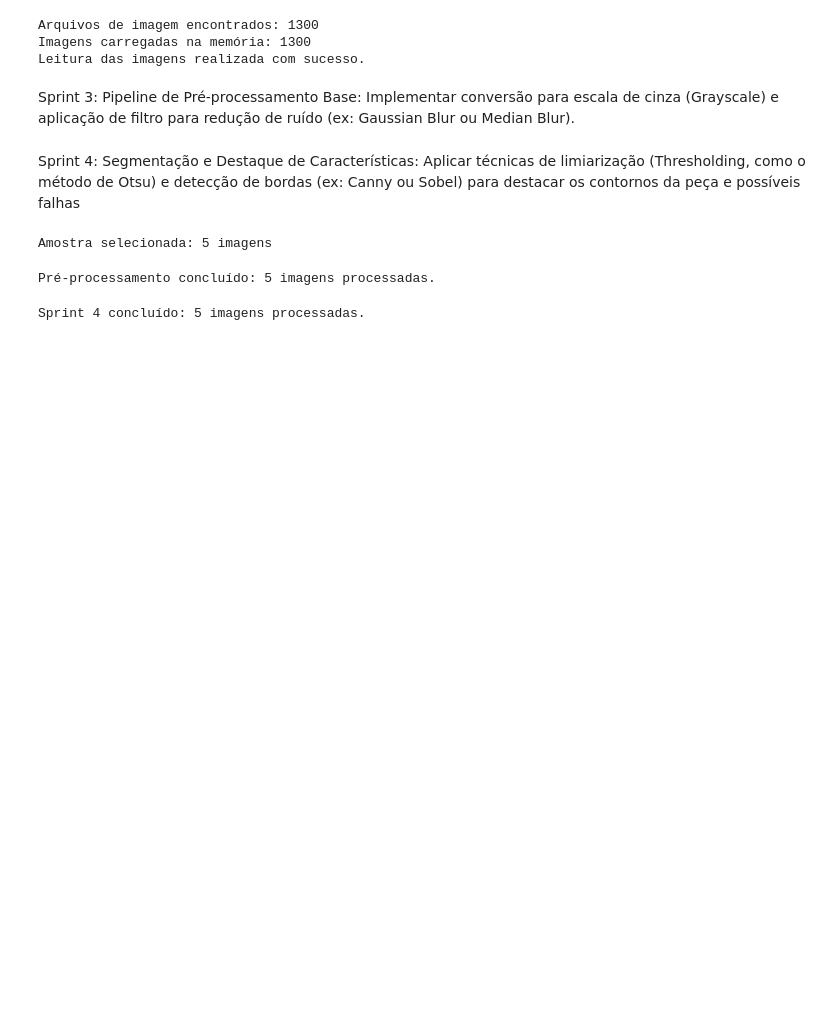
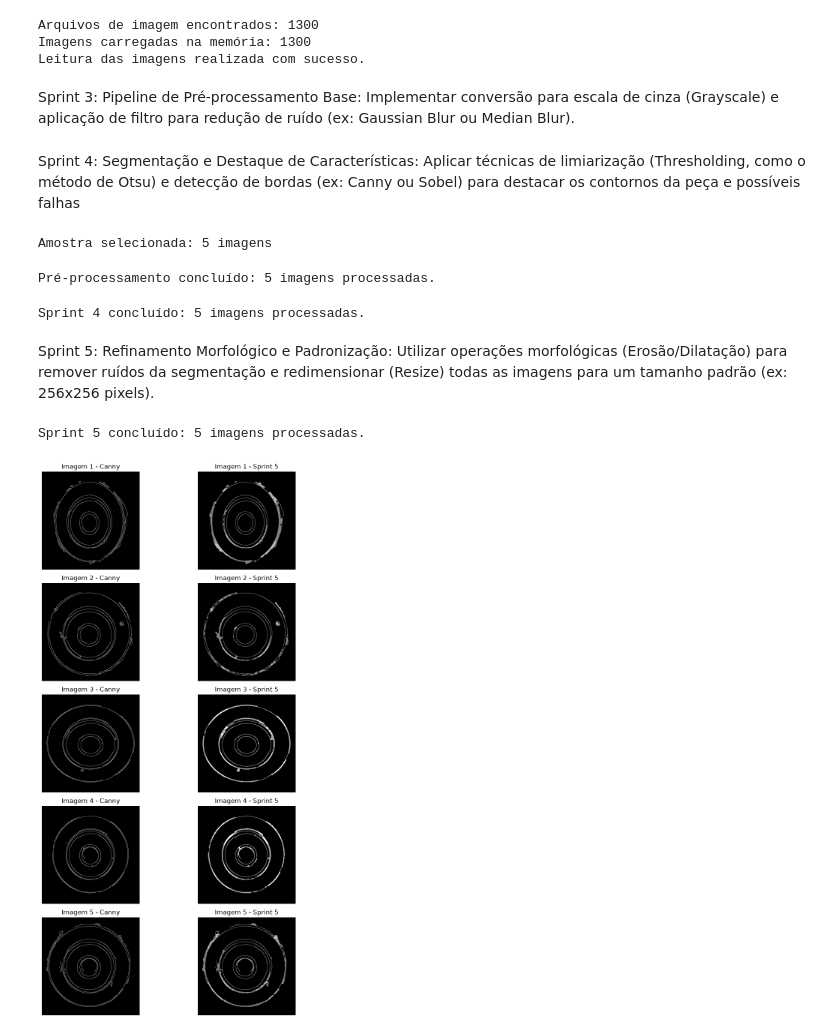
Before and after one commit to Ana-Cravo/casting_image_preprocessing, a Jupyter notebook: preproc_casting.ipynb, the cells around one changed output. Cells and saved outputs as stored; diff of their text form; code cells hidden in the pictures; blank space fills up the shorter version.

Commit message:
feat: refinamento morfologico e resize (Sprint 5)

```diff
--- a/preproc_casting.ipynb
+++ b/preproc_casting.ipynb
@@ -143,3 +143,6 @@ def process_sprint4(blur_images):
 threshold_sample, otsu_thresholds, canny_sample = process_sprint4(blur_sample)
 # %% [output]
 Sprint 4 concluído: 5 imagens processadas.
+# %% [markdown]
+Sprint 5:
+Refinamento Morfológico e Padronização: Utilizar operações morfológicas (Erosão/Dilatação) para remover ruídos da segmentação e redimensionar (Resize) todas as imagens para um tamanho padrão (ex: 256x256 pixels).
@@ -145,0 +184,22 @@ Sprint 4 concluído: 5 imagens processadas.
+# %%
+sprint5_sample = process_sprint5(canny_sample)
+# %% [output]
+Sprint 5 concluído: 5 imagens processadas.
+# %%
+import matplotlib.pyplot as plt
+
+fig, axes = plt.subplots(len(sprint5_sample), 2, figsize=(10, 15))
+
+for i in range(len(sprint5_sample)):
+    axes[i, 0].imshow(canny_sample[i], cmap="gray")
+    axes[i, 0].set_title(f"Imagem {i+1} - Canny")
+    axes[i, 0].axis("off")
+
+    axes[i, 1].imshow(sprint5_sample[i], cmap="gray")
+    axes[i, 1].set_title(f"Imagem {i+1} - Sprint 5")
+    axes[i, 1].axis("off")
+
+plt.tight_layout()
+plt.show()
+# %% [output]
+[figure, added]
```
Also changed, not shown: parts of 2 cells of this notebook.
